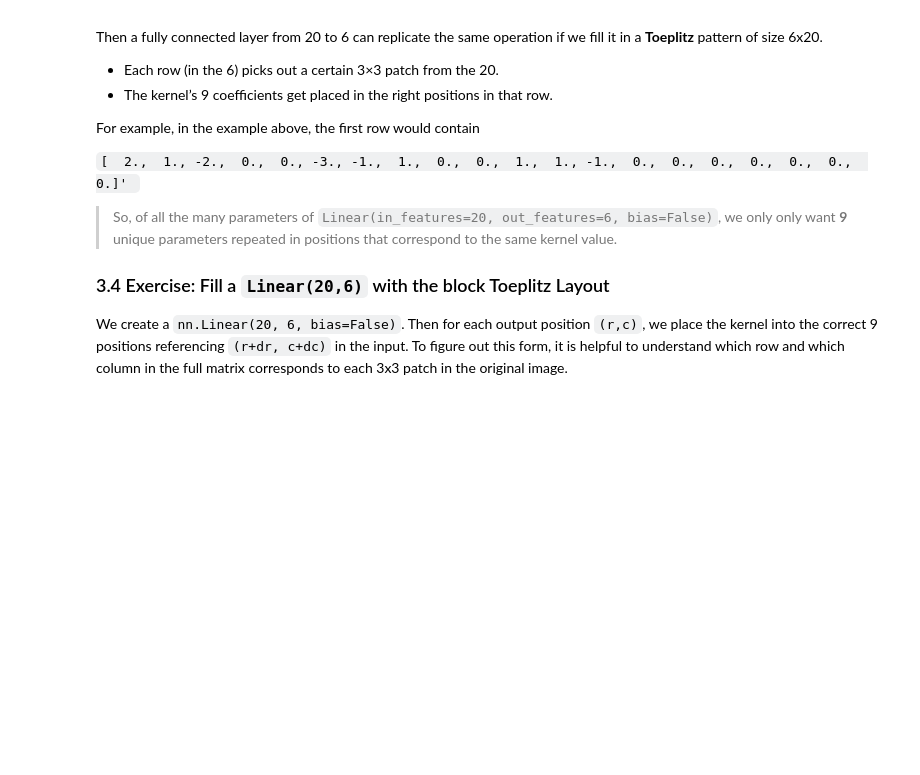
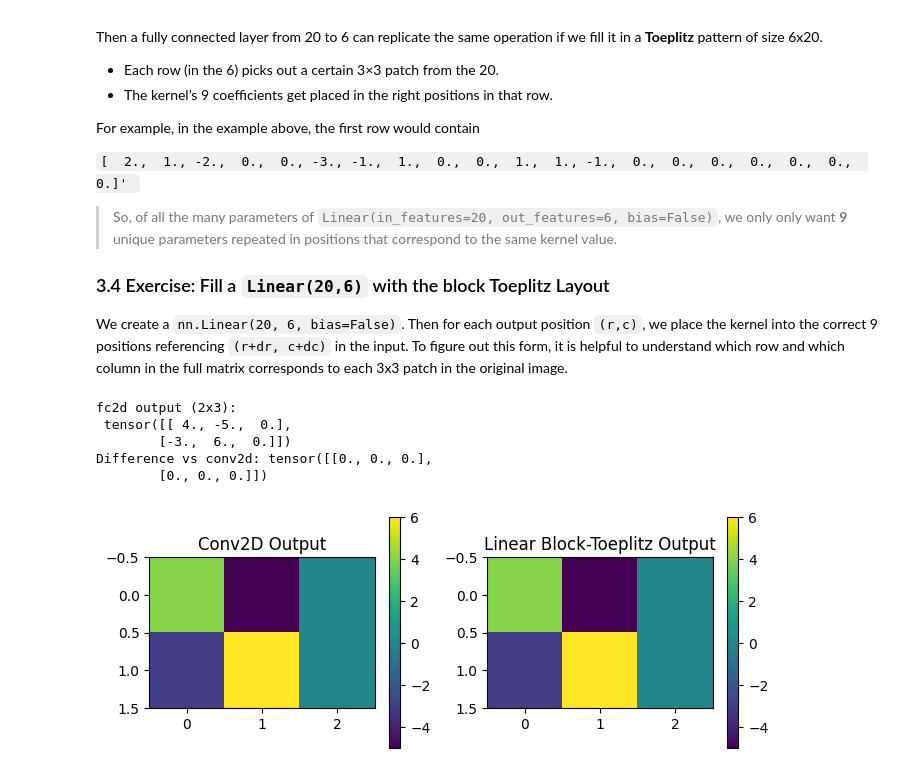
Before and after one commit to ayaazuddin/CS7150-Homework-2, a Jupyter notebook: HW2_2_Convolutions.ipynb, the cells around one changed output. Cells and saved outputs as stored; diff of their text form; code cells hidden in the pictures; blank space fills up the shorter version.

```diff
--- a/HW2_2_Convolutions.ipynb
+++ b/HW2_2_Convolutions.ipynb
@@ -424,36 +437,43 @@ We create a `nn.Linear(20, 6, bias=False)`. Then for each output position `(r,c)
 # %%
 fc2d = nn.Linear(in_features=20, out_features=6, bias=False)
 fc2d.weight[...] = torch.Tensor([
     ## PROVIDE YOUR ANSWERS HERE
-    [  0.,  0.,  0.,  0.,  0.,  0.,  0.,  0.,  0.,  0.,  0.,  0.,  0.,  0.,  0.,  0.,  0.,  0.,  0.,  0.],
-    [  0.,  0.,  0.,  0.,  0.,  0.,  0.,  0.,  0.,  0.,  0.,  0.,  0.,  0.,  0.,  0.,  0.,  0.,  0.,  0.],
-    [  0.,  0.,  0.,  0.,  0.,  0.,  0.,  0.,  0.,  0.,  0.,  0.,  0.,  0.,  0.,  0.,  0.,  0.,  0.,  0.],
-    [  0.,  0.,  0.,  0.,  0.,  0.,  0.,  0.,  0.,  0.,  0.,  0.,  0.,  0.,  0.,  0.,  0.,  0.,  0.,  0.],
-    [  0.,  0.,  0.,  0.,  0.,  0.,  0.,  0.,  0.,  0.,  0.,  0.,  0.,  0.,  0.,  0.,  0.,  0.,  0.,  0.],
-    [  0.,  0.,  0.,  0.,  0.,  0.,  0.,  0.,  0.,  0.,  0.,  0.,  0.,  0.,  0.,  0.,  0.,  0.,  0.,  0.],
+    [  2.,  1.,  -2.,  0.,  0.,  -3.,  -1.,  1.,  0.,  0.,  1.,  1.,  -1.,  0.,  0.,  0.,  0.,  0.,  0.,  0.],
+    [  0.,  2.,  1.,  -2.,  0.,  0.,  -3.,  -1.,  1.,  0.,  0.,  1.,  1.,  -1.,  0.,  0.,  0.,  0.,  0.,  0.],
+    [  0.,  0.,  2.,  1.,  -2.,  0.,  0.,  -3.,  -1.,  1.,  0.,  0.,  1.,  1.,  -1.,  0.,  0.,  0.,  0.,  0.],
+    [  0.,  0.,  0.,  0.,  0.,  2.,  1.,  -2.,  0.,  0.,  -3.,  -1.,  1.,  0.,  0.,  1.,  1.,  -1.,  0.,  0.],
+    [  0.,  0.,  0.,  0.,  0.,  0.,  2.,  1.,  -2.,  0.,  0.,  -3.,  -1.,  1.,  0.,  0.,  1.,  1.,  -1.,  0.],
+    [  0.,  0.,  0.,  0.,  0.,  0.,  0.,  2.,  1.,  -2.,  0.,  0.,  -3.,  -1.,  1.,  0.,  0.,  1.,  1.,  -1.],
 ]);
 
 # Multiply x_2d flattened
 x_2d_flat = x_2d.view(1,20)
 y_fc2d = fc2d(x_2d_flat)  # shape (1,6)
 y_fc2d_reshaped = y_fc2d.view(2,3)
 
 print("fc2d output (2x3):\n", y_fc2d_reshaped)
 diff_2d = y_fc2d_reshaped - y_2d[0,0]
 print("Difference vs conv2d:", diff_2d)
 
 # Visual comparison
 plt.figure(figsize=(8,3))
 plt.subplot(1,2,1)
 plt.imshow(y_2d[0,0].detach(), cmap='viridis')
 plt.title("Conv2D Output")
 plt.colorbar()
 
 plt.subplot(1,2,2)
 plt.imshow(y_fc2d_reshaped.detach(), cmap='viridis')
 plt.title("Linear Block-Toeplitz Output")
 plt.colorbar()
 plt.show()
+# %% [output]
+fc2d output (2x3):
+ tensor([[ 4., -5.,  0.],
+        [-3.,  6.,  0.]])
+Difference vs conv2d: tensor([[0., 0., 0.],
+        [0., 0., 0.]])
+[figure, added]
 # %% [markdown]
 If two operations look identical, we have successfully replicated the 2D convolution with a single large matrix that repeats the 9 kernel parameters in a block-Toeplitz pattern.
 
```
Also changed, not shown: parts of 4 cells of this notebook.
